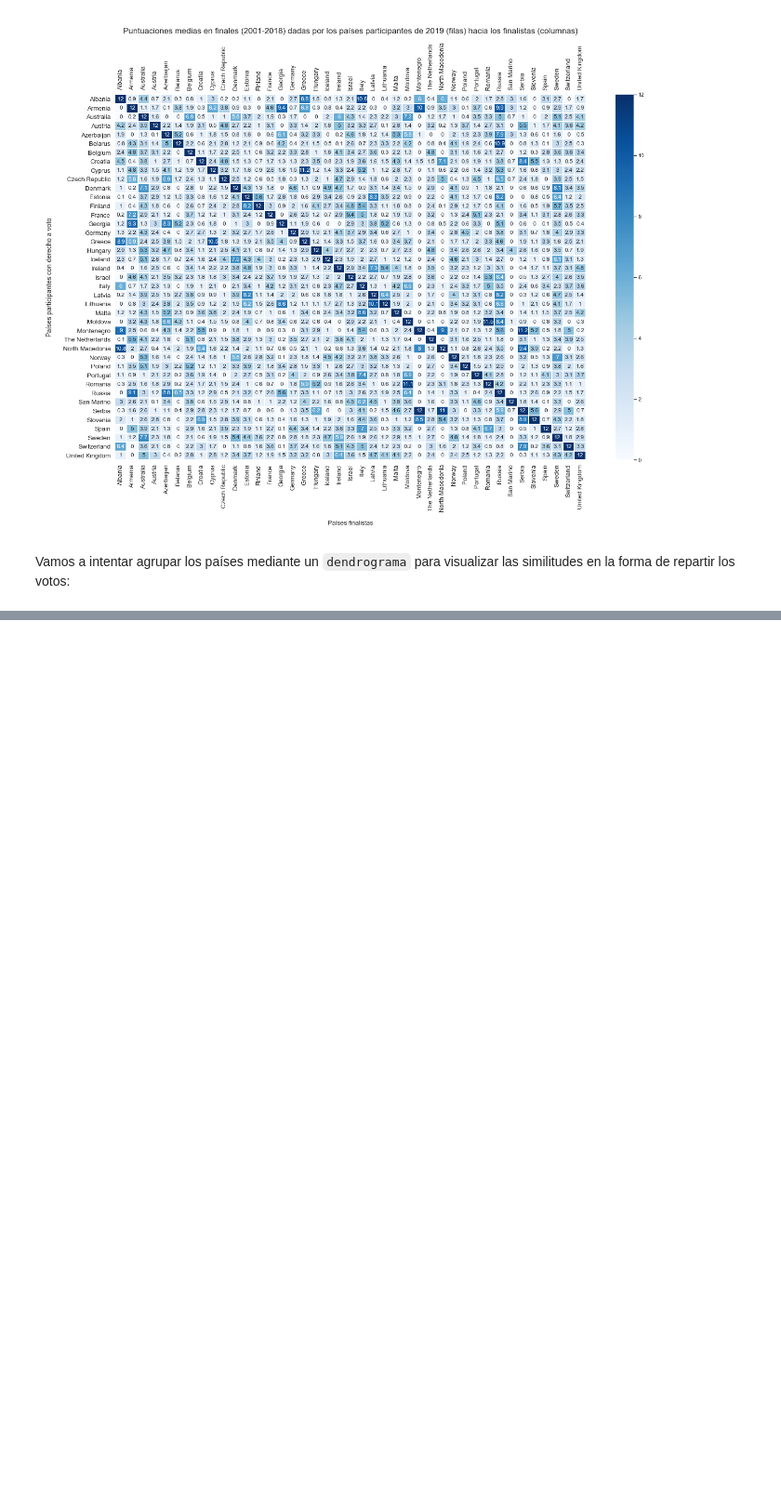
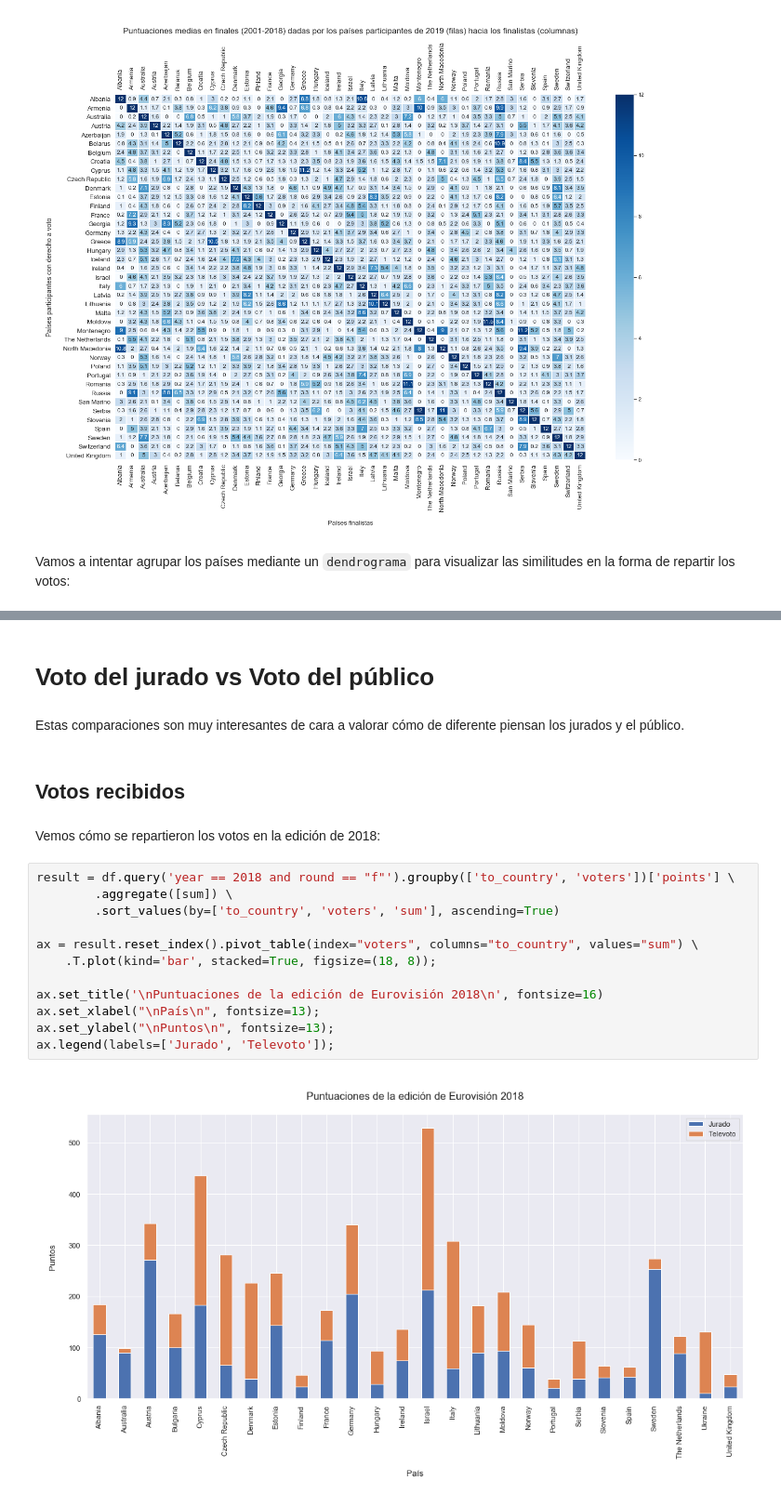
Before and after one commit to pyjaime/eurovision-2019, a Jupyter notebook: eurovision-2019.ipynb, the cells around one changed output, grey strips where cells are left out. Shown at 93% size. Saved outputs shown, nothing was run; the diff lists cells and outputs as text; blank space fills up the shorter version.

```diff
--- a/eurovision-2019.ipynb
+++ b/eurovision-2019.ipynb
@@ -339,0 +421,22 @@ Comparación más votado vs más inmigrantes :) (Sólo televoto)
+# %% [markdown]
+# Voto del jurado vs Voto del público
+# %% [markdown]
+Estas comparaciones son muy interesantes de cara a valorar cómo de diferente piensan los jurados y el público.
+# %% [markdown]
+## Votos recibidos
+# %% [markdown]
+Vemos cómo se repartieron los votos en la edición de 2018:
+# %%
+result = df.query('year == 2018 and round == "f"').groupby(['to_country', 'voters'])['points'] \
+        .aggregate([sum]) \
+        .sort_values(by=['to_country', 'voters', 'sum'], ascending=True)
+
+ax = result.reset_index().pivot_table(index="voters", columns="to_country", values="sum") \
+    .T.plot(kind='bar', stacked=True, figsize=(18, 8));
+
+ax.set_title('\nPuntuaciones de la edición de Eurovisión 2018\n', fontsize=16)
+ax.set_xlabel("\nPaís\n", fontsize=13);
+ax.set_ylabel("\nPuntos\n", fontsize=13);
+ax.legend(labels=['Jurado', 'Televoto']);
+# %% [output]
+[figure, added]
```
Also changed, not shown: parts of 64 cells of this notebook.
